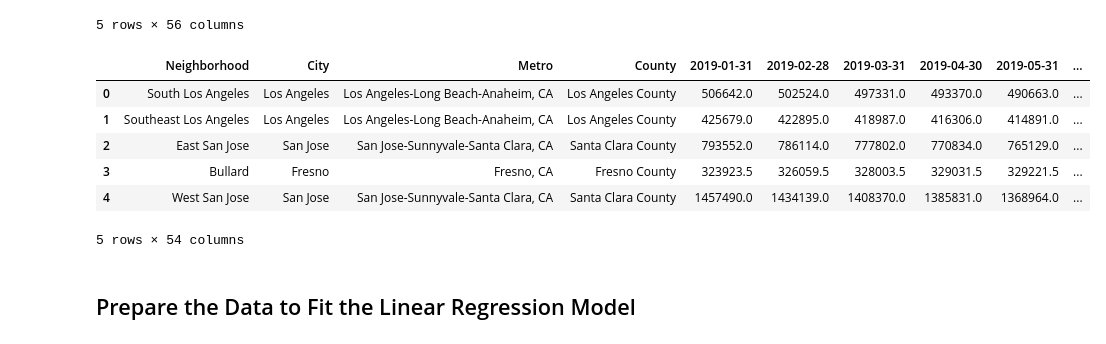
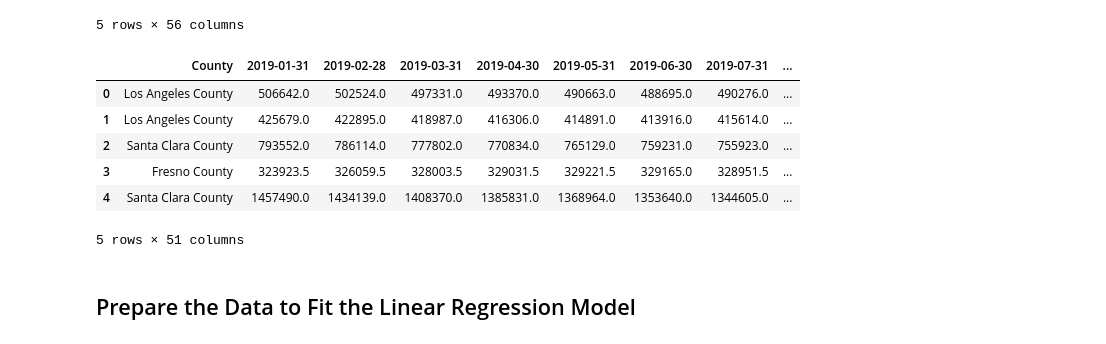
Before and after one commit to Ray54111/Housing-Prices-Machine-Learning-Project, a Jupyter notebook: ml_project.ipynb, the cells around one changed output. Drawn from its saved outputs; the diff is of its cells as text; code cells hidden in the pictures.

```diff
--- a/ml_project.ipynb
+++ b/ml_project.ipynb
@@ -38,16 +35,16 @@ home_prediction.head()
 5 rows × 56 columns
 # %%
 # Remove the RegionID and State columns
-home_prediction_df = home_prediction.drop(columns = ['RegionID','State'])
+home_prediction_df = home_prediction.drop(columns = ['RegionID','Neighborhood','State','City','Metro'])
 home_prediction_df.head(5)
 # %% [output]
-|  | Neighborhood | City | Metro | County | 2019-01-31 | 2019-02-28 | 2019-03-31 | 2019-04-30 | 2019-05-31 | ... |
-| 0 | South Los Angeles | Los Angeles | Los Angeles-Long Beach-Anaheim, CA | Los Angeles County | 506642.0 | 502524.0 | 497331.0 | 493370.0 | 490663.0 | ... |
-| 1 | Southeast Los Angeles | Los Angeles | Los Angeles-Long Beach-Anaheim, CA | Los Angeles County | 425679.0 | 422895.0 | 418987.0 | 416306.0 | 414891.0 | ... |
-| 2 | East San Jose | San Jose | San Jose-Sunnyvale-Santa Clara, CA | Santa Clara County | 793552.0 | 786114.0 | 777802.0 | 770834.0 | 765129.0 | ... |
-| 3 | Bullard | Fresno | Fresno, CA | Fresno County | 323923.5 | 326059.5 | 328003.5 | 329031.5 | 329221.5 | ... |
-| 4 | West San Jose | San Jose | San Jose-Sunnyvale-Santa Clara, CA | Santa Clara County | 1457490.0 | 1434139.0 | 1408370.0 | 1385831.0 | 1368964.0 | ... |
+|  | County | 2019-01-31 | 2019-02-28 | 2019-03-31 | 2019-04-30 | 2019-05-31 | 2019-06-30 | 2019-07-31 | ... |
+| 0 | Los Angeles County | 506642.0 | 502524.0 | 497331.0 | 493370.0 | 490663.0 | 488695.0 | 490276.0 | ... |
+| 1 | Los Angeles County | 425679.0 | 422895.0 | 418987.0 | 416306.0 | 414891.0 | 413916.0 | 415614.0 | ... |
+| 2 | Santa Clara County | 793552.0 | 786114.0 | 777802.0 | 770834.0 | 765129.0 | 759231.0 | 755923.0 | ... |
+| 3 | Fresno County | 323923.5 | 326059.5 | 328003.5 | 329031.5 | 329221.5 | 329165.0 | 328951.5 | ... |
+| 4 | Santa Clara County | 1457490.0 | 1434139.0 | 1408370.0 | 1385831.0 | 1368964.0 | 1353640.0 | 1344605.0 | ... |
-5 rows × 54 columns
+5 rows × 51 columns
 # %% [markdown]
 ## Prepare the Data to Fit the Linear Regression Model
 # %%
```
Also changed, not shown: parts of 24 cells of this notebook.
